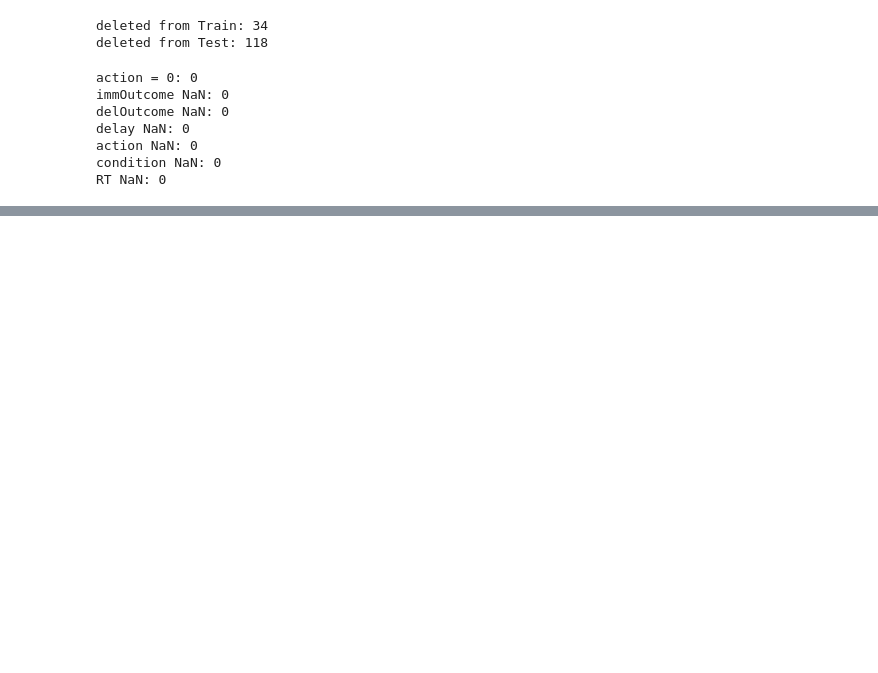
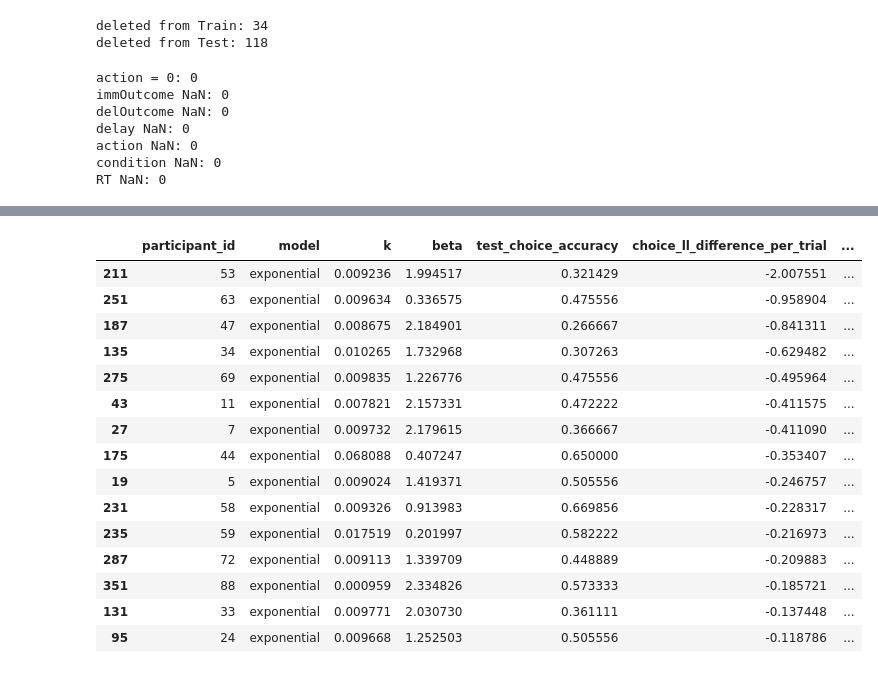
Before and after one commit to TonyDql/cog_dt_sci_final_proj, a Jupyter notebook: dt_process.ipynb, the cells around one changed output, grey strips where cells are left out. Saved outputs shown, nothing was run; the diff lists cells and outputs as text; code cells hidden in the pictures; blank space fills up the shorter version.

```diff
--- a/dt_process.ipynb
+++ b/dt_process.ipynb
@@ -218,0 +2227,22 @@ cleaned_data[0]["train"].head()
+# %%
+test_trial_counts = {
+    participant["participant_id"]: len(participant["test"])
+    for participant in cleaned_data
+}
+
+all_results["n_test"] = (
+    all_results["participant_id"]
+    .map(test_trial_counts)
+)
+
+all_results["test_choice_ll_per_trial"] = (
+    all_results["test_choice_ll"]
+    / all_results["n_test"]
+)
+
+all_results["test_rt_ll_per_trial"] = (
+    all_results["test_rt_ll"]
+    / all_results["n_test"]
+)
+
+all_results.head(10)
@@ -218,0 +2423,36 @@ cleaned_data[0]["train"].head()
+# %%
+worst_choice_cases = (
+    full_model_results
+    .sort_values("choice_ll_difference_per_trial")
+    [
+        [
+            "participant_id",
+            "model",
+            "k",
+            "beta",
+            "test_choice_accuracy",
+            "choice_ll_difference_per_trial",
+            "accuracy_difference"
+        ]
+    ]
+    .head(15)
+)
+
+worst_choice_cases
+# %% [output]
+|  | participant_id | model | k | beta | test_choice_accuracy | choice_ll_difference_per_trial | ... |
+| 211 | 53 | exponential | 0.009236 | 1.994517 | 0.321429 | -2.007551 | ... |
+| 251 | 63 | exponential | 0.009634 | 0.336575 | 0.475556 | -0.958904 | ... |
+| 187 | 47 | exponential | 0.008675 | 2.184901 | 0.266667 | -0.841311 | ... |
+| 135 | 34 | exponential | 0.010265 | 1.732968 | 0.307263 | -0.629482 | ... |
+| 275 | 69 | exponential | 0.009835 | 1.226776 | 0.475556 | -0.495964 | ... |
+| 43 | 11 | exponential | 0.007821 | 2.157331 | 0.472222 | -0.411575 | ... |
+| 27 | 7 | exponential | 0.009732 | 2.179615 | 0.366667 | -0.411090 | ... |
+| 175 | 44 | exponential | 0.068088 | 0.407247 | 0.650000 | -0.353407 | ... |
+| 19 | 5 | exponential | 0.009024 | 1.419371 | 0.505556 | -0.246757 | ... |
+| 231 | 58 | exponential | 0.009326 | 0.913983 | 0.669856 | -0.228317 | ... |
+| 235 | 59 | exponential | 0.017519 | 0.201997 | 0.582222 | -0.216973 | ... |
+| 287 | 72 | exponential | 0.009113 | 1.339709 | 0.448889 | -0.209883 | ... |
+| 351 | 88 | exponential | 0.000959 | 2.334826 | 0.573333 | -0.185721 | ... |
+| 131 | 33 | exponential | 0.009771 | 2.030730 | 0.361111 | -0.137448 | ... |
+| 95 | 24 | exponential | 0.009668 | 1.252503 | 0.505556 | -0.118786 | ... |
```
Also changed, not shown: parts of 74 cells of this notebook.
